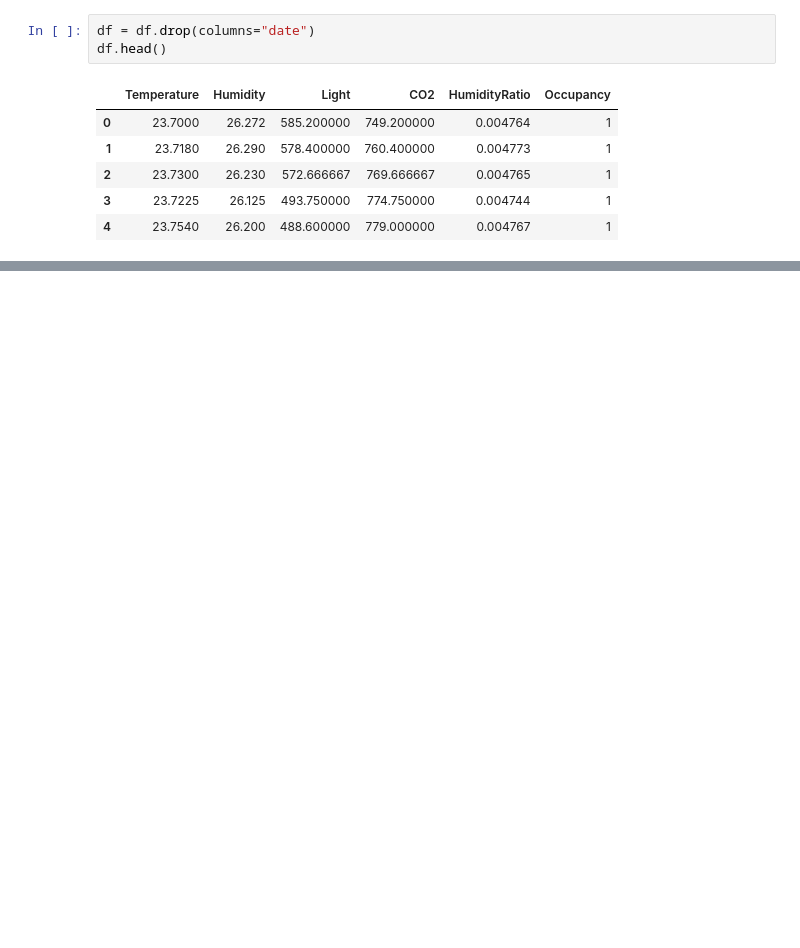
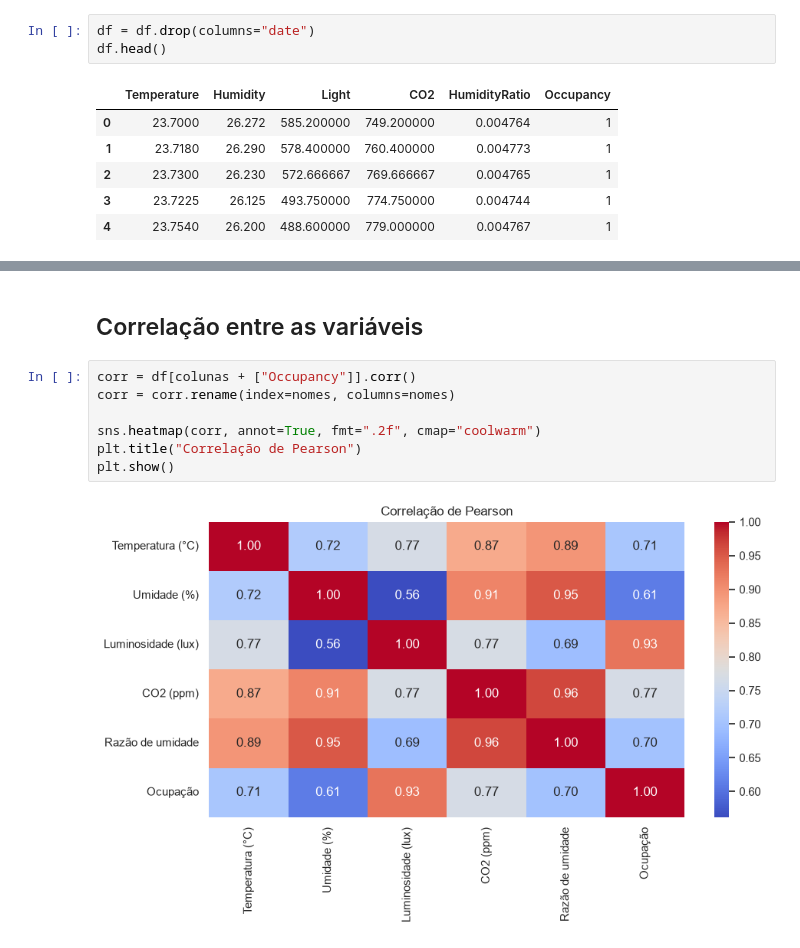
Before and after one commit to EricMarques/ProjetoAvaliativoT1, a Jupyter notebook: notebooks/analise_exploratoria.ipynb, the cells around one changed output, grey strips where cells are left out. Cells and saved outputs as stored; diff of their text form; blank space fills up the shorter version.

```diff
--- a/notebooks/analise_exploratoria.ipynb
+++ b/notebooks/analise_exploratoria.ipynb
@@ -134,0 +175,11 @@ df.head()
+# %% [markdown]
+## Correlação entre as variáveis
+# %%
+corr = df[colunas + ["Occupancy"]].corr()
+corr = corr.rename(index=nomes, columns=nomes)
+
+sns.heatmap(corr, annot=True, fmt=".2f", cmap="coolwarm")
+plt.title("Correlação de Pearson")
+plt.show()
+# %% [output]
+[figure, added]
```
Also changed, not shown: parts of 7 cells of this notebook.
